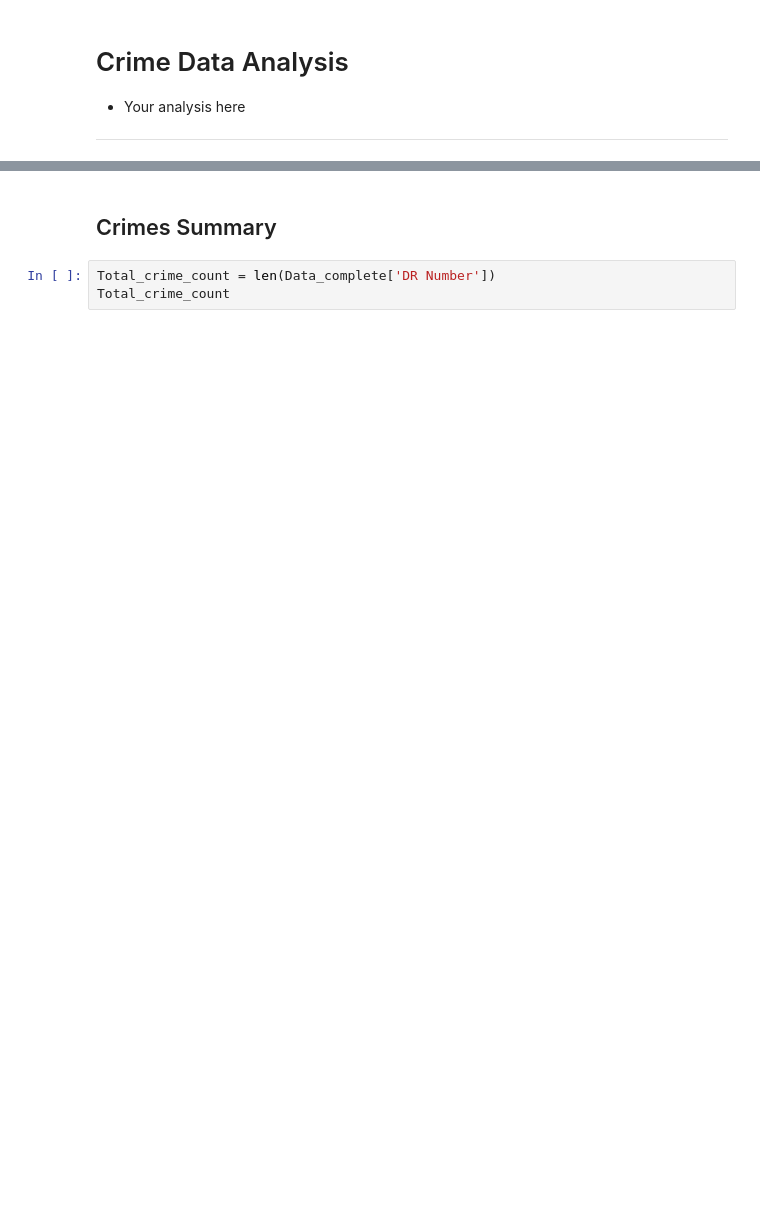
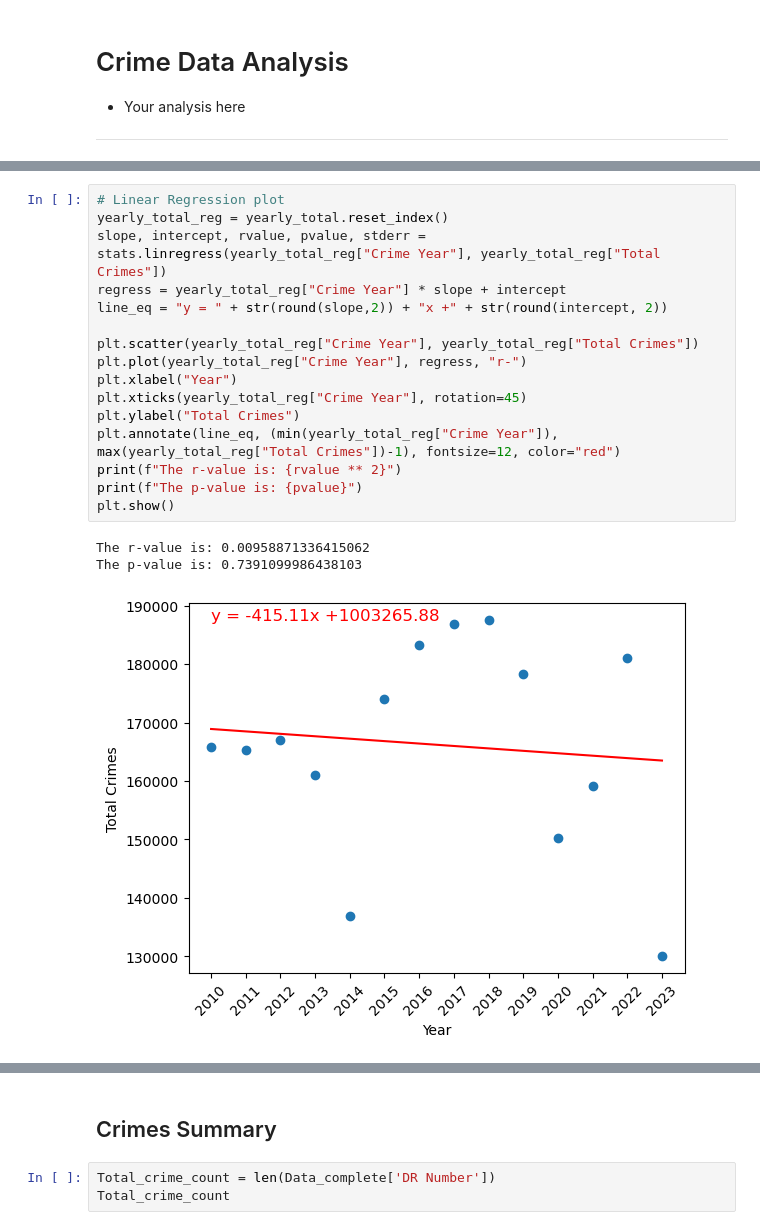
Before and after one commit to kekojones12/Project-1, a Jupyter notebook: Project_1_starter.ipynb, the cells around one changed output, grey strips where cells are left out. Drawn from its saved outputs; the diff is of its cells as text; blank space fills up the shorter version.

```diff
--- a/Project_1_starter.ipynb
+++ b/Project_1_starter.ipynb
@@ -227,0 +152,20 @@ Name: count, dtype: int64
+# %%
+# Linear Regression plot
+yearly_total_reg = yearly_total.reset_index()
+slope, intercept, rvalue, pvalue, stderr = stats.linregress(yearly_total_reg["Crime Year"], yearly_total_reg["Total Crimes"])
+regress = yearly_total_reg["Crime Year"] * slope + intercept
+line_eq = "y = " + str(round(slope,2)) + "x +" + str(round(intercept, 2))
+
+plt.scatter(yearly_total_reg["Crime Year"], yearly_total_reg["Total Crimes"])
+plt.plot(yearly_total_reg["Crime Year"], regress, "r-")
+plt.xlabel("Year")
+plt.xticks(yearly_total_reg["Crime Year"], rotation=45)
+plt.ylabel("Total Crimes")
+plt.annotate(line_eq, (min(yearly_total_reg["Crime Year"]), max(yearly_total_reg["Total Crimes"])-1), fontsize=12, color="red")
+print(f"The r-value is: {rvalue ** 2}")
+print(f"The p-value is: {pvalue}")
+plt.show()
+# %% [output]
+The r-value is: 0.00958871336415062
+The p-value is: 0.7391099986438103
+[figure, added]
```
Also changed, not shown: parts of 24 cells of this notebook, 1 other file.
